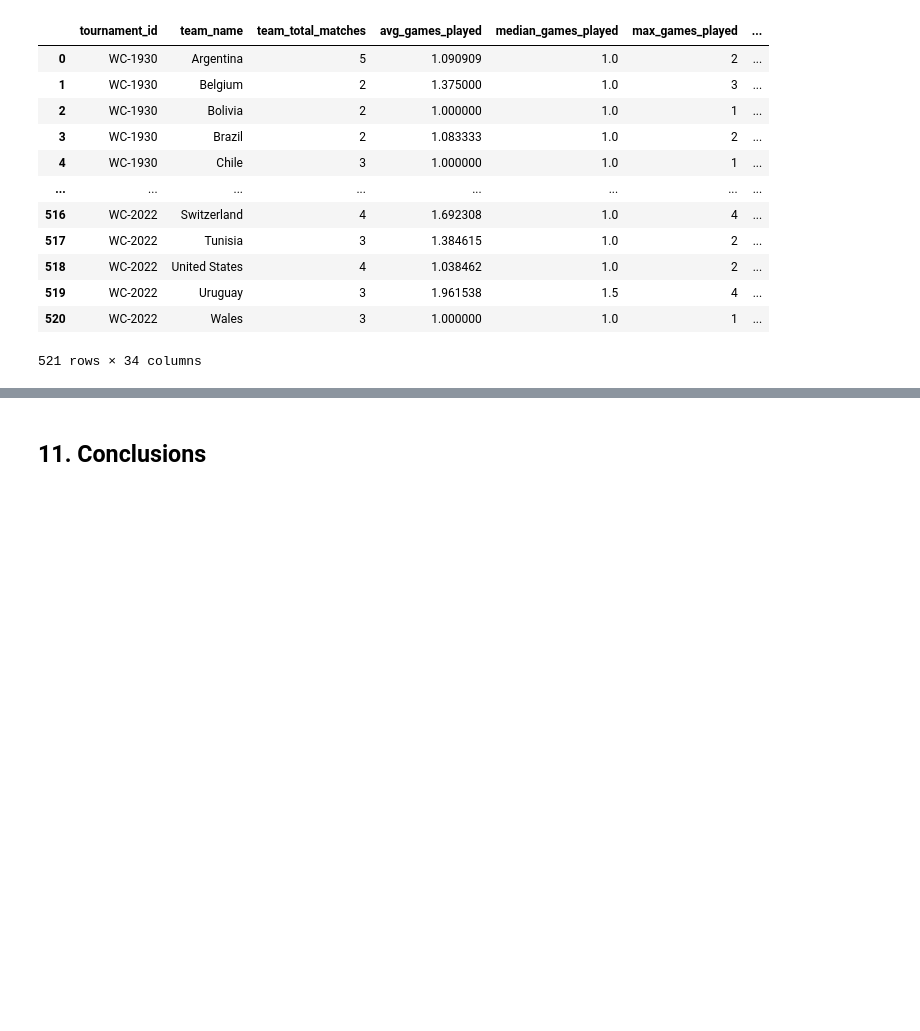
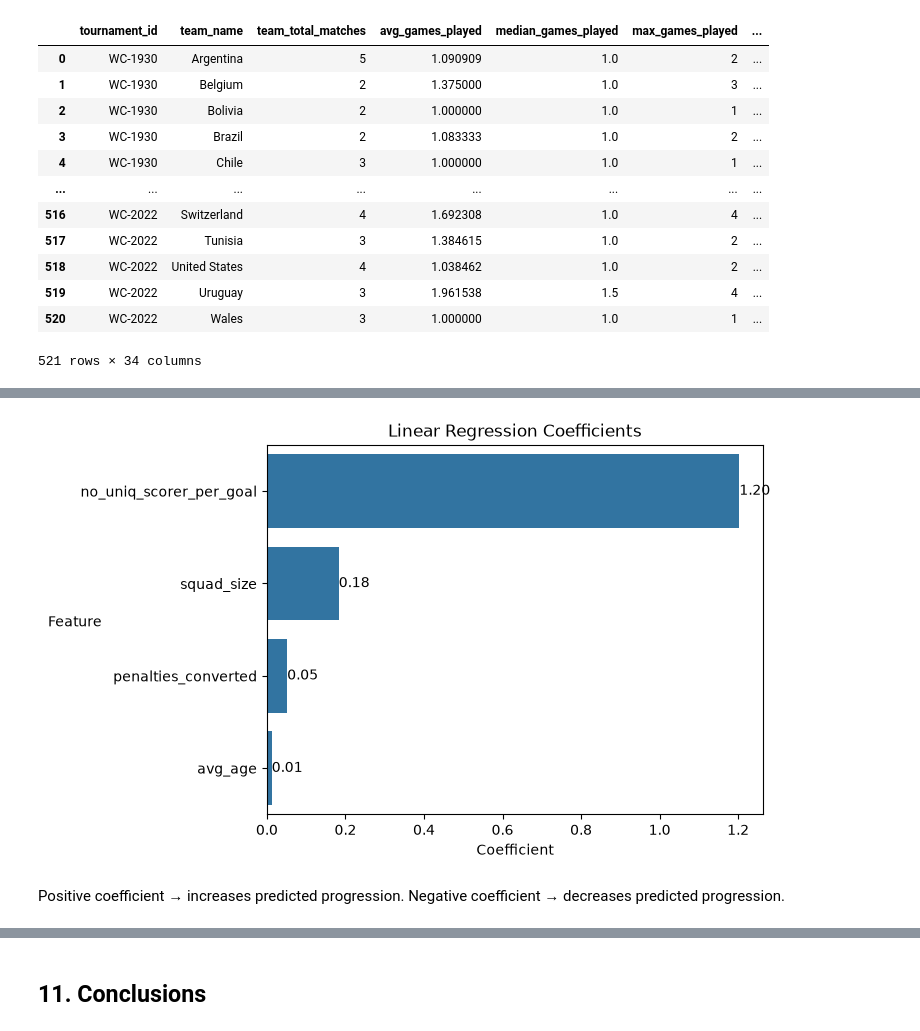
Before and after one commit to bev-amin/fifa-data-science, a Jupyter notebook: notebooks/02-further-analysis.ipynb, the cells around one changed output, grey strips where cells are left out. Drawn from its saved outputs; the diff is of its cells as text; code cells hidden in the pictures; blank space fills up the shorter version.

```diff
--- a/notebooks/02-further-analysis.ipynb
+++ b/notebooks/02-further-analysis.ipynb
@@ -885,0 +992,16 @@ squad_exp_perform.loc[squad_exp_perform['won?'], 'new_perform_rank'] = 8
+# %%
+ax = sns.barplot(
+    data=coef_df,
+    x='Coefficient',
+    y='Feature')
+
+plt.title('Linear Regression Coefficients')
+plt.ylabel('Feature', rotation=0)
+
+for container in ax.containers:
+    ax.bar_label(container, fmt='%.2f')
+# %% [output]
+[figure, added]
+# %% [markdown]
+Positive coefficient → increases predicted progression.
+Negative coefficient → decreases predicted progression.
```
Also changed, not shown: parts of 19 cells of this notebook.
